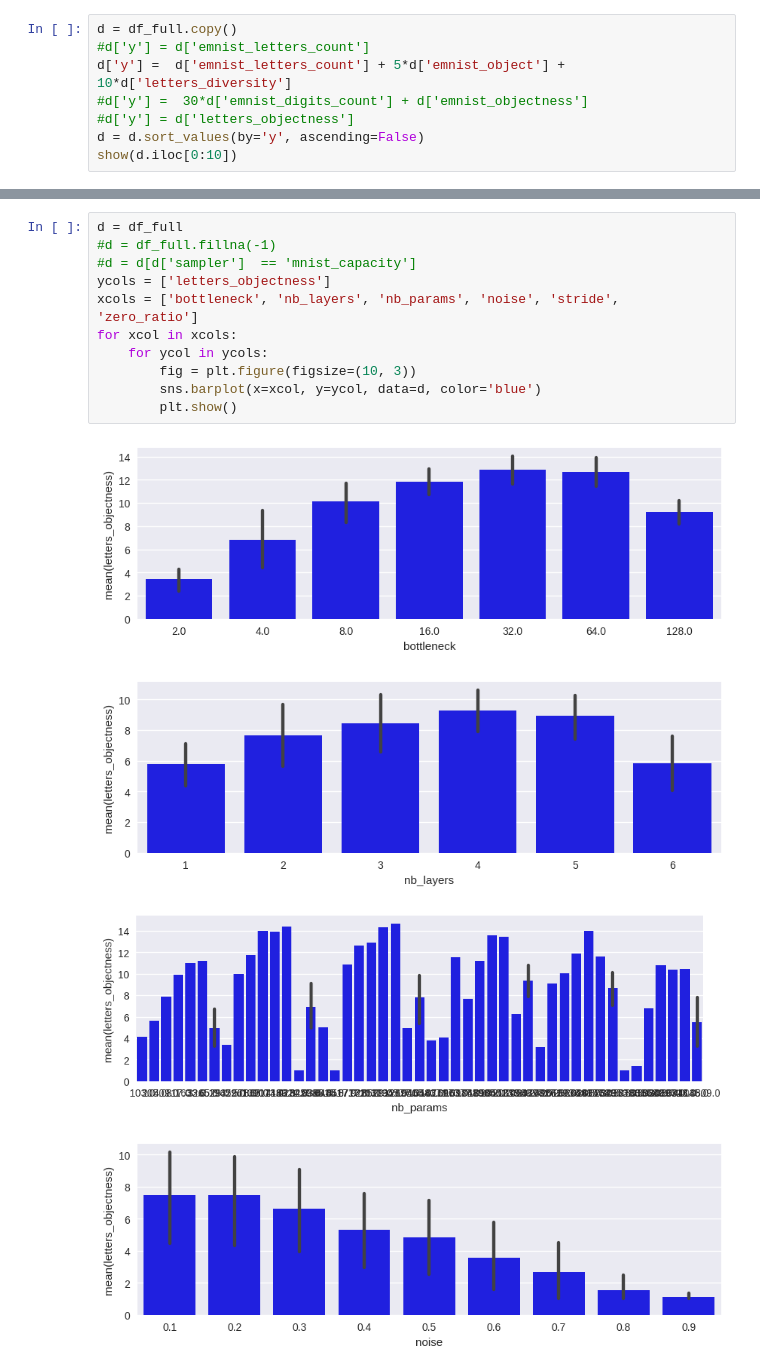
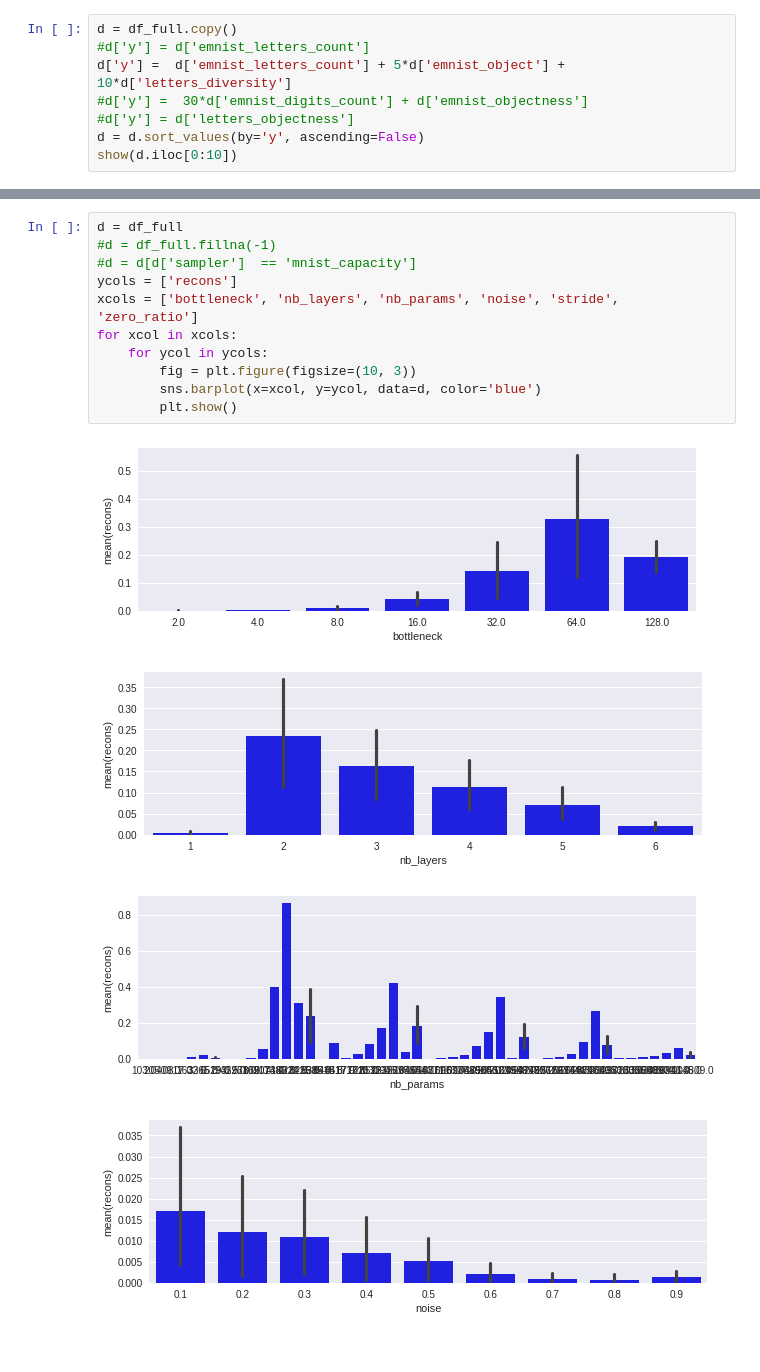
Before and after one commit to mehdidc/out_of_class, a Jupyter notebook: ae/ipynb/analysis.ipynb, the cells around one changed output, grey strips where cells are left out. Cells and saved outputs as stored; diff of their text form.

```diff
--- a/ae/ipynb/analysis.ipynb
+++ b/ae/ipynb/analysis.ipynb
@@ -227,16 +209,16 @@ d
 # %%
 d = df_full
 #d = df_full.fillna(-1)
 #d = d[d['sampler']  == 'mnist_capacity']
-ycols = ['letters_objectness']
+ycols = ['recons']
 xcols = ['bottleneck', 'nb_layers', 'nb_params', 'noise', 'stride', 'zero_ratio']
 for xcol in xcols:
     for ycol in ycols:
         fig = plt.figure(figsize=(10, 3))
         sns.barplot(x=xcol, y=ycol, data=d, color='blue')
         plt.show()
 # %% [output]
-[figure, old version]
+[figure, new version]
-[figure, old version]
+[figure, new version]
-[figure, old version]
+[figure, new version]
-[figure, old version]
+[figure, new version]
```
Also changed, not shown: parts of 7 cells of this notebook.
